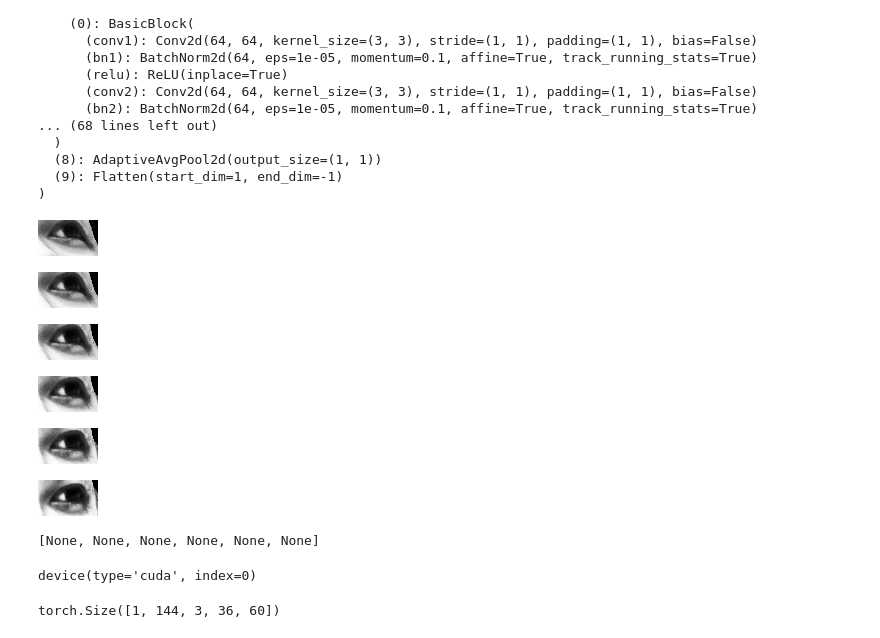
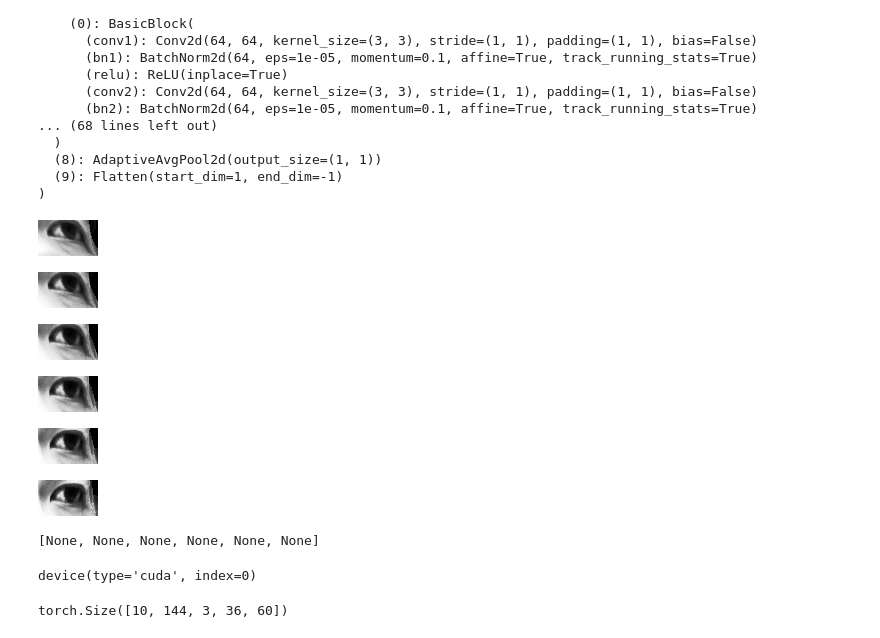
Before and after one commit to Miolith/projet-dnn, a Jupyter notebook: MeNets_implem.ipynb, the cells around one changed output. Saved outputs shown, nothing was run; the diff lists cells and outputs as text; code cells hidden in the pictures.

```diff
--- a/MeNets_implem.ipynb
+++ b/MeNets_implem.ipynb
@@ -29,29 +29,29 @@ Sequential(
 # %%
 from zipfile import ZipFile
 from PIL import Image
 from glob import glob
 
 image_list = []
 
-for data in glob("data/s00/synth/159_left.zip"):
+for data in glob("data/s*/synth/000_left.zip"):
 
     with ZipFile(data) as archive:
-
+        image_list.append([])
         for entry in archive.infolist():
 
             with archive.open(entry) as file:
                 img = Image.open(file)
-                image_list.append(img)
+                image_list[-1].append(img)
                 img.load()
 
-list(map(display, image_list[:6]))
+list(map(display, image_list[0][:6]))
 # %% [output]
-[figure, old version]
+[figure, new version]
-[figure, old version]
+[figure, new version]
-[figure, old version]
+[figure, new version]
-[figure, old version]
+[figure, new version]
-[figure, old version]
+[figure, new version]
-[figure, old version]
+[figure, new version]
 [None, None, None, None, None, None]
 # %%
 import pandas as pd
@@ -77,13 +78,18 @@ transform = transforms.Compose([
     transforms.ToTensor()
 ])
 
-image_tensor = [transform(i) for i in image_list]
-image_tensor = torch.cat(image_tensor).float()[:,None,...]
+tensor_list = []
 
-image_tensor = image_tensor.repeat(1, 1, 3, 1, 1)
+for image_group in image_list:
+    image_tensor = [transform(i) for i in image_group]
+    image_tensor = torch.cat(image_tensor).float()[:,None,...]
+    image_tensor = image_tensor.repeat(1, 1, 3, 1, 1)
+    tensor_list.append(image_tensor)
+
+image_tensor = torch.concat(tensor_list)
 image_tensor.shape
 # %% [output]
-torch.Size([1, 144, 3, 36, 60])
+torch.Size([10, 144, 3, 36, 60])
 # %%
 import matplotlib.pyplot as plt
 
```
Also changed, not shown: parts of 5 cells of this notebook.
